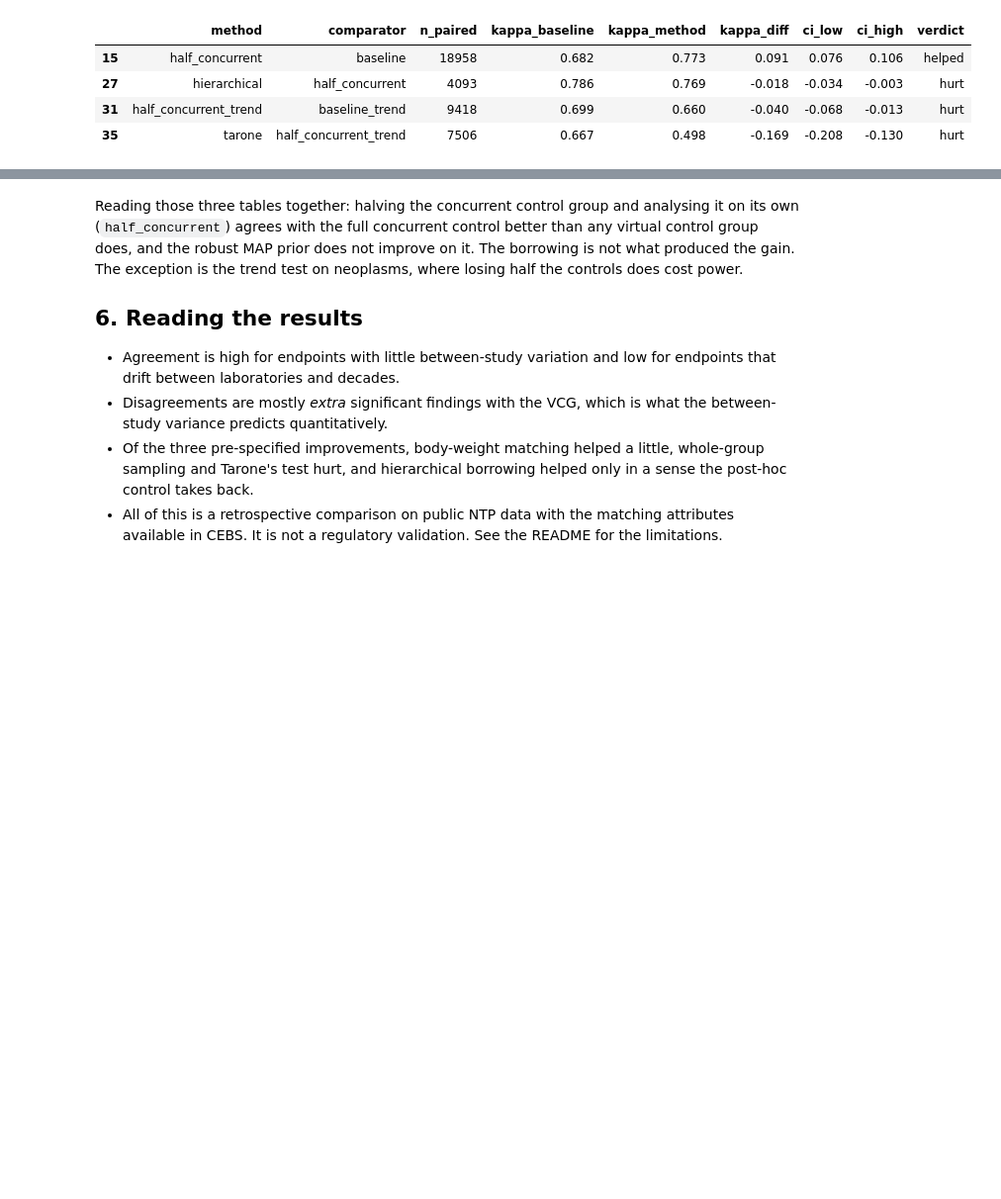
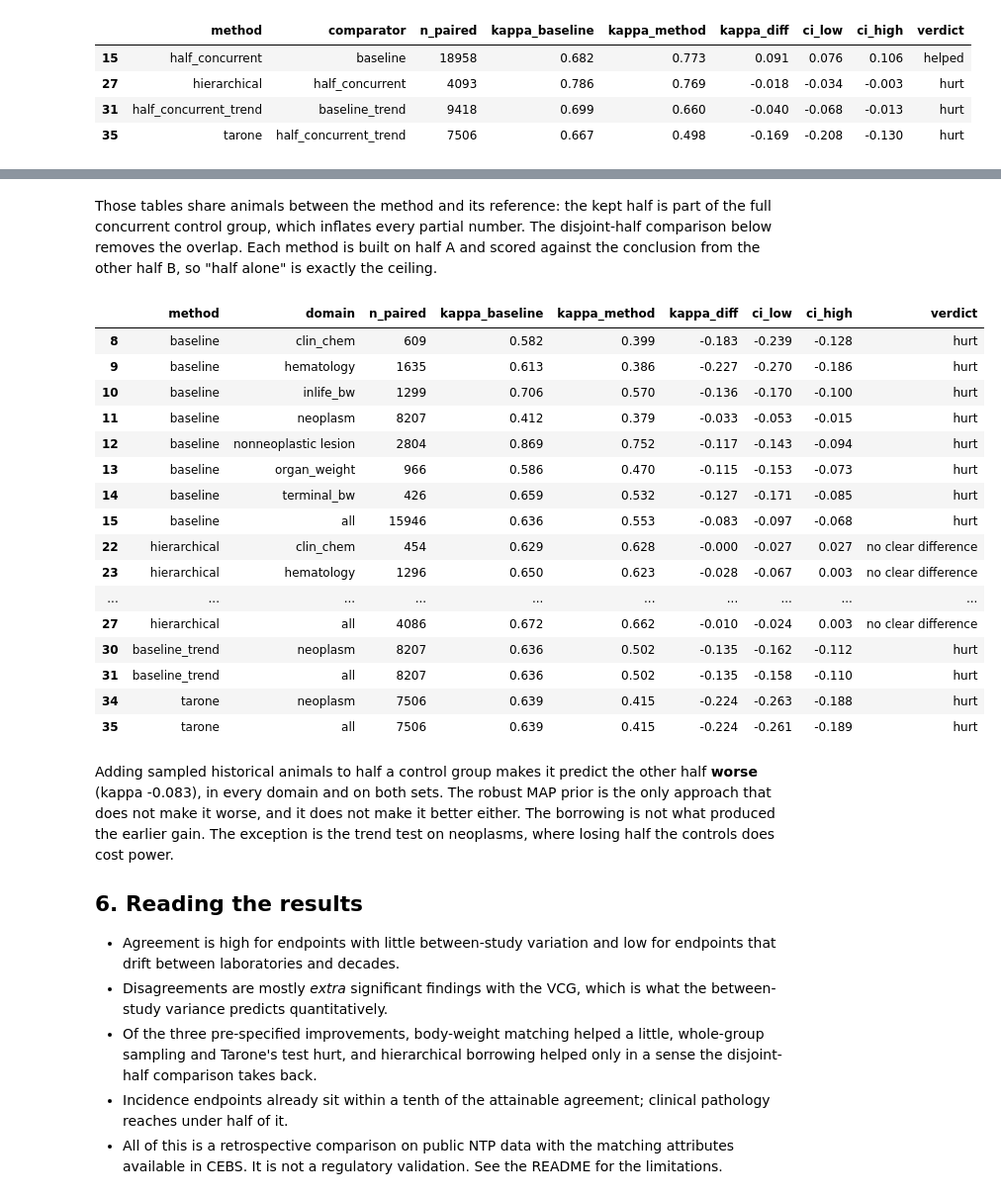
Before and after one commit to Jkovv/virtual-control-groups-ntp, a Jupyter notebook: notebooks/walkthrough.ipynb, the cells around one changed output, grey strips where cells are left out. Shown at 99% size. Saved outputs shown, nothing was run; the diff lists cells and outputs as text; code cells hidden in the pictures; blank space fills up the shorter version.

```diff
--- a/notebooks/walkthrough.ipynb
+++ b/notebooks/walkthrough.ipynb
@@ -478,12 +537,41 @@ m[m["set"] == "holdout"].sort_values(["mode", "kappa"], ascending=[True, False])
 | 4 | bw_ancova | vcg | 2114 | 0.741 | 0.506 | 0.483 | 0.855 | 0.629 | ... |
 | 16 | tarone | vcg | 7506 | 0.890 | 0.915 | 0.442 | 0.645 | 0.913 | ... |
 | 8 | hierarchical | vcg | 4093 | 0.718 | 0.583 | 0.391 | 0.490 | 0.881 | ... |
+# %% [markdown]
+Those tables share animals between the method and its reference: the kept half
+is part of the full concurrent control group, which inflates every partial
+number. The disjoint-half comparison below removes the overlap. Each method is
+built on half A and scored against the conclusion from the other half B, so
+"half alone" is exactly the ceiling.
+# %%
+vs = pd.read_csv(C.TABLES_DIR / "methods_vs_split_half.csv")
+vs[(vs["set"] == "holdout")][["method", "domain", "n_paired", "kappa_baseline", "kappa_method",
+                              "kappa_diff", "ci_low", "ci_high", "verdict"]].round(3)
+# %% [output]
+|  | method | domain | n_paired | kappa_baseline | kappa_method | kappa_diff | ci_low | ci_high | verdict |
+| 8 | baseline | clin_chem | 609 | 0.582 | 0.399 | -0.183 | -0.239 | -0.128 | hurt |
+| 9 | baseline | hematology | 1635 | 0.613 | 0.386 | -0.227 | -0.270 | -0.186 | hurt |
+| 10 | baseline | inlife_bw | 1299 | 0.706 | 0.570 | -0.136 | -0.170 | -0.100 | hurt |
+| 11 | baseline | neoplasm | 8207 | 0.412 | 0.379 | -0.033 | -0.053 | -0.015 | hurt |
+| 12 | baseline | nonneoplastic lesion | 2804 | 0.869 | 0.752 | -0.117 | -0.143 | -0.094 | hurt |
+| 13 | baseline | organ_weight | 966 | 0.586 | 0.470 | -0.115 | -0.153 | -0.073 | hurt |
+| 14 | baseline | terminal_bw | 426 | 0.659 | 0.532 | -0.127 | -0.171 | -0.085 | hurt |
+| 15 | baseline | all | 15946 | 0.636 | 0.553 | -0.083 | -0.097 | -0.068 | hurt |
+| 22 | hierarchical | clin_chem | 454 | 0.629 | 0.628 | -0.000 | -0.027 | 0.027 | no clear difference |
+| 23 | hierarchical | hematology | 1296 | 0.650 | 0.623 | -0.028 | -0.067 | 0.003 | no clear difference |
+| ... | ... | ... | ... | ... | ... | ... | ... | ... | ... |
+| 27 | hierarchical | all | 4086 | 0.672 | 0.662 | -0.010 | -0.024 | 0.003 | no clear difference |
+| 30 | baseline_trend | neoplasm | 8207 | 0.636 | 0.502 | -0.135 | -0.162 | -0.112 | hurt |
+| 31 | baseline_trend | all | 8207 | 0.636 | 0.502 | -0.135 | -0.158 | -0.110 | hurt |
+| 34 | tarone | neoplasm | 7506 | 0.639 | 0.415 | -0.224 | -0.263 | -0.188 | hurt |
+| 35 | tarone | all | 7506 | 0.639 | 0.415 | -0.224 | -0.261 | -0.189 | hurt |
 # %% [markdown]
-Reading those three tables together: halving the concurrent control group and
-analysing it on its own (`half_concurrent`) agrees with the full concurrent
-control better than any virtual control group does, and the robust MAP prior does
-not improve on it. The borrowing is not what produced the gain. The exception is
-the trend test on neoplasms, where losing half the controls does cost power.
+Adding sampled historical animals to half a control group makes it predict the
+other half **worse** (kappa -0.083), in every domain and on both sets. The robust
+MAP prior is the only approach that does not make it worse, and it does not make
+it better either. The borrowing is not what produced the earlier gain. The
+exception is the trend test on neoplasms, where losing half the controls does
+cost power.
 
 ## 6. Reading the results
 
@@ -493,7 +581,9 @@ the trend test on neoplasms, where losing half the controls does cost power.
   what the between-study variance predicts quantitatively.
 * Of the three pre-specified improvements, body-weight matching helped a little,
   whole-group sampling and Tarone's test hurt, and hierarchical borrowing helped
-  only in a sense the post-hoc control takes back.
+  only in a sense the disjoint-half comparison takes back.
+* Incidence endpoints already sit within a tenth of the attainable agreement;
+  clinical pathology reaches under half of it.
 * All of this is a retrospective comparison on public NTP data with the matching
   attributes available in CEBS. It is not a regulatory validation. See the README
   for the limitations.
```
Also changed, not shown: parts of 5 cells of this notebook.
